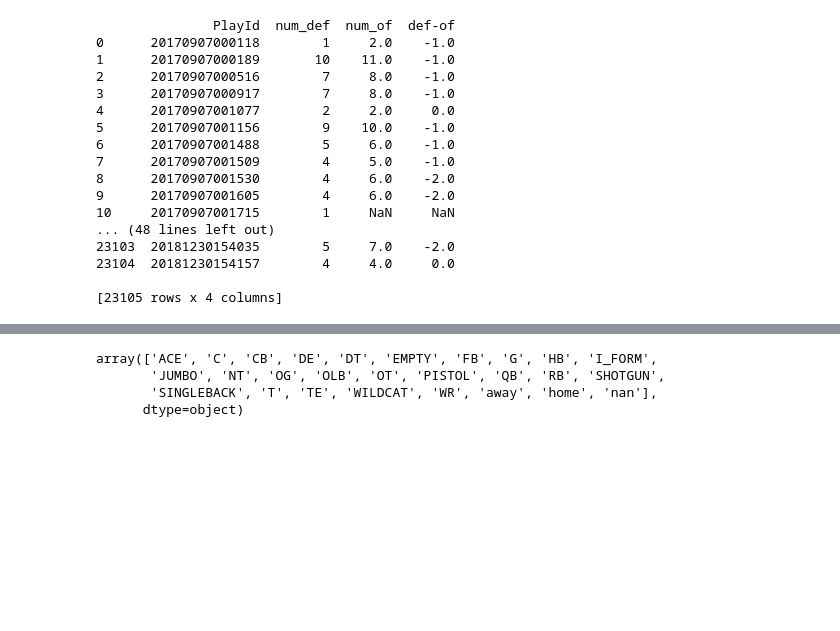
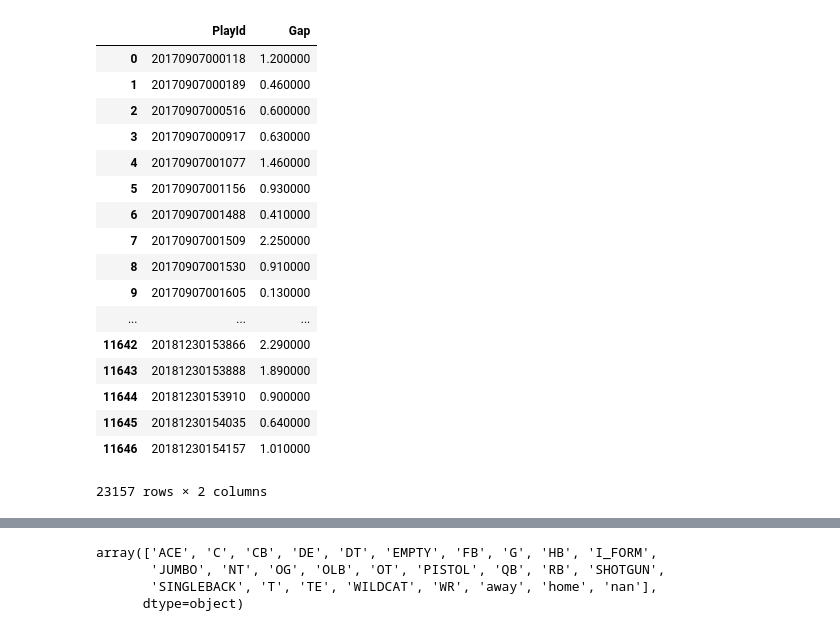
Before and after one commit to yxm162930/NFL, a Jupyter notebook: NFL Model.ipynb, the cells around one changed output, grey strips where cells are left out. Cells and saved outputs as stored; diff of their text form; code cells hidden in the pictures; blank space fills up the shorter version.

```diff
--- a/NFL Model.ipynb
+++ b/NFL Model.ipynb
@@ -156,50 +160,53 @@ def data_clean(df):
 train = data_clean(train_df)
 # %%
 temp = train.drop(train[(train['Position'].isin(['FS','S','SS'])) & (train['Distance_to_Rusher']>15)].index)
-temp = temp.merge(train.loc[train['IsRusher'],['PlayId','New_X','New_Y','Dir_std']]\
-                  .rename(columns={'New_X':'Rusher_X','New_Y':'Rusher_Y','Dir_std':'Rusher_Dir'}), on = 'PlayId',how = 'left')
+temp = temp.merge(train.loc[train['IsRusher'],['PlayId','Dir_std']]\
+                  .rename(columns={'Dir_std':'Rusher_Dir'}), on = 'PlayId',how = 'left')
 
 #temp2 = temp.loc[(temp['IsOnOffense'])]
 temp = temp.loc[(~temp['IsOnOffense'])]
 
 
-op_up = temp[((temp['Rusher_Dir']<90)|(temp['Rusher_Dir']>270))&(temp['New_Y']>=temp['Rusher_Y_x'])]
+op_up = temp[((temp['Rusher_Dir']<90)|(temp['Rusher_Dir']>270))&(temp['New_Y']>=temp['Rusher_Y'])]
 op_up = op_up.sort_values(['PlayId','New_Y'])
 op_up[['Next_Y','Next_X']] = op_up[['New_Y','New_X']].shift(1,axis = 0)
 op_up['Gap'] = op_up['New_Y'] - op_up['Next_Y']
 op_up[['PlayId','New_Y','Next_Y','Gap']]
+op_up = op_up[op_up['Gap'] > 0]
 closest_op_up = op_up[['PlayId','Gap']].groupby('PlayId').head(1).reset_index()
 best_up = op_up[['PlayId','Gap']].groupby('PlayId').max().reset_index()
 def_num_up = op_up[['PlayId','Gap']].rename(columns={'Gap': 'num_def'}).groupby('PlayId').count().reset_index()
 
-op_down = temp[(~((temp['Rusher_Dir']<90)|(temp['Rusher_Dir']>270)))&(temp['New_Y']<temp['Rusher_Y_x'])]
+op_down = temp[(~((temp['Rusher_Dir']<90)|(temp['Rusher_Dir']>270)))&(temp['New_Y']<temp['Rusher_Y'])]
 op_down = op_down.sort_values(['PlayId','New_Y'])
 op_down[['Next_Y','Next_X']] = op_down[['New_Y','New_X']].shift(1,axis = 0)
 op_down['Gap'] = op_down['New_Y'] - op_down['Next_Y']
 op_down[['PlayId','New_Y','Next_Y','Gap']]
 closest_op_down = op_down[['PlayId','Gap']].groupby('PlayId').tail(1).reset_index()
 best_down = op_down[['PlayId','Gap']].groupby('PlayId').max().reset_index()
 def_num_down = op_down[['PlayId','Gap']].rename(columns={'Gap': 'num_def'}).groupby('PlayId').count().reset_index()
 
 
 
 closest_op = closest_op_up.append(closest_op_down)
 best = best_up.append(best_down)
+closest_op[['PlayId','Gap']]
 # %% [output]
+|  | PlayId | Gap |
+| 0 | 20170907000118 | 1.200000 |
+| 1 | 20170907000189 | 0.460000 |
+| 2 | 20170907000516 | 0.600000 |
+| 3 | 20170907000917 | 0.630000 |
+| 4 | 20170907001077 | 1.460000 |
+| 5 | 20170907001156 | 0.930000 |
+| 6 | 20170907001488 | 0.410000 |
+| 7 | 20170907001509 | 2.250000 |
+| 8 | 20170907001530 | 0.910000 |
+| 9 | 20170907001605 | 0.130000 |
+| ... | ... | ... |
+| 11642 | 20181230153866 | 2.290000 |
+| 11643 | 20181230153888 | 1.890000 |
+| 11644 | 20181230153910 | 0.900000 |
+| 11645 | 20181230154035 | 0.640000 |
+| 11646 | 20181230154157 | 1.010000 |
-               PlayId  num_def  num_of  def-of
-0      20170907000118        1     2.0    -1.0
-1      20170907000189       10    11.0    -1.0
-2      20170907000516        7     8.0    -1.0
-3      20170907000917        7     8.0    -1.0
-4      20170907001077        2     2.0     0.0
-5      20170907001156        9    10.0    -1.0
-6      20170907001488        5     6.0    -1.0
-7      20170907001509        4     5.0    -1.0
-8      20170907001530        4     6.0    -2.0
-9      20170907001605        4     6.0    -2.0
-10     20170907001715        1     NaN     NaN
-... (48 lines left out)
-23103  20181230154035        5     7.0    -2.0
-23104  20181230154157        4     4.0     0.0
-
-[23105 rows x 4 columns]
+23157 rows × 2 columns
```
Also changed, not shown: parts of 16 cells of this notebook.
